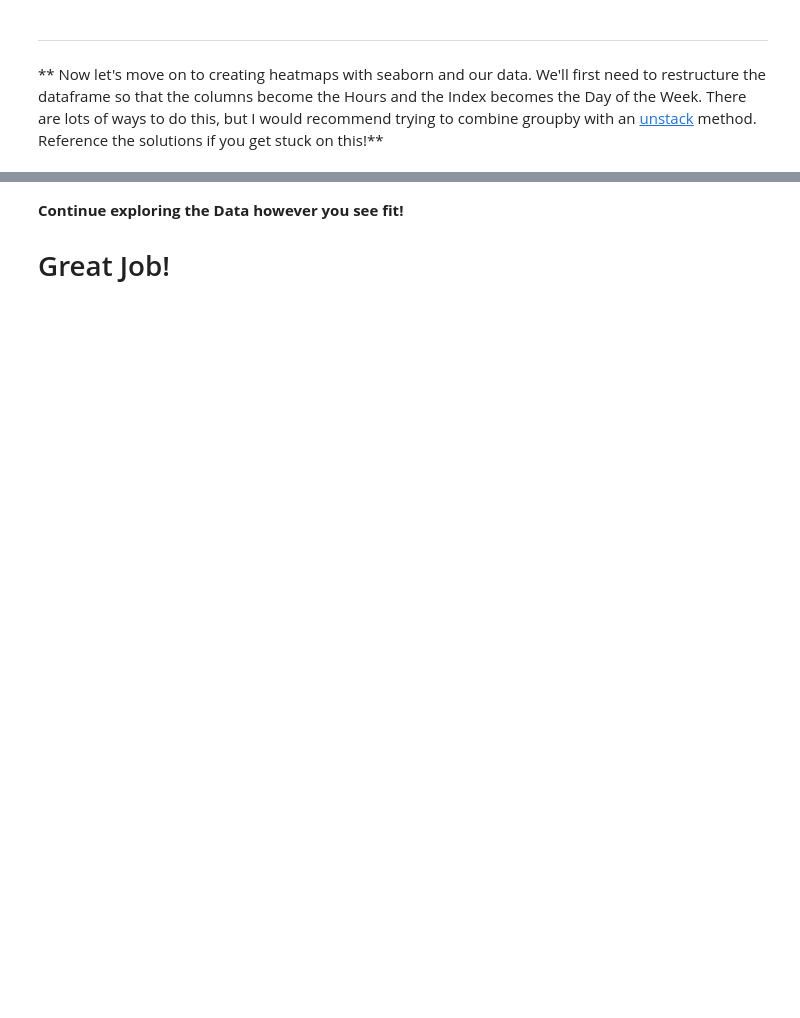
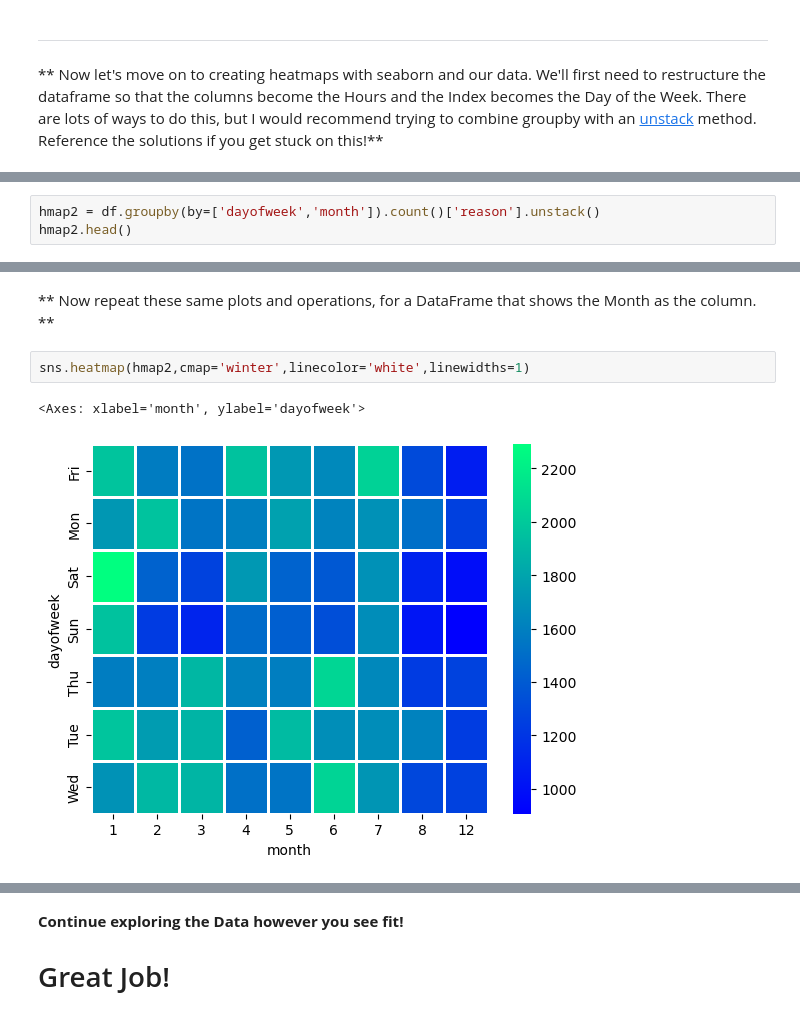
Before and after one commit to tylercoen/python, a Jupyter notebook: Python for Data Science and Machine Learning Bootcamp/Data Capstone Project/01-911 Calls Data Capstone Project.ipynb, the cells around one changed output, grey strips where cells are left out. Saved outputs shown, nothing was run; the diff lists cells and outputs as text; blank space fills up the shorter version.

```diff
--- a/Python for Data Science and Machine Learning Bootcamp/Data Capstone Project/01-911 Calls Data Capstone Project.ipynb
+++ b/Python for Data Science and Machine Learning Bootcamp/Data Capstone Project/01-911 Calls Data Capstone Project.ipynb
@@ -310,0 +322,3 @@ ____
+# %%
+hmap2 = df.groupby(by=['dayofweek','month']).count()['reason'].unstack()
+hmap2.head()
@@ -311,2 +333,9 @@ ____
+# %% [markdown]
+** Now repeat these same plots and operations, for a DataFrame that shows the Month as the column. **
+# %%
+sns.heatmap(hmap2,cmap='winter',linecolor='white',linewidths=1)
+# %% [output]
+<Axes: xlabel='month', ylabel='dayofweek'>
+[figure, added]
 # %%
 # %% [output]
```
Also changed, not shown: parts of 19 cells of this notebook.
